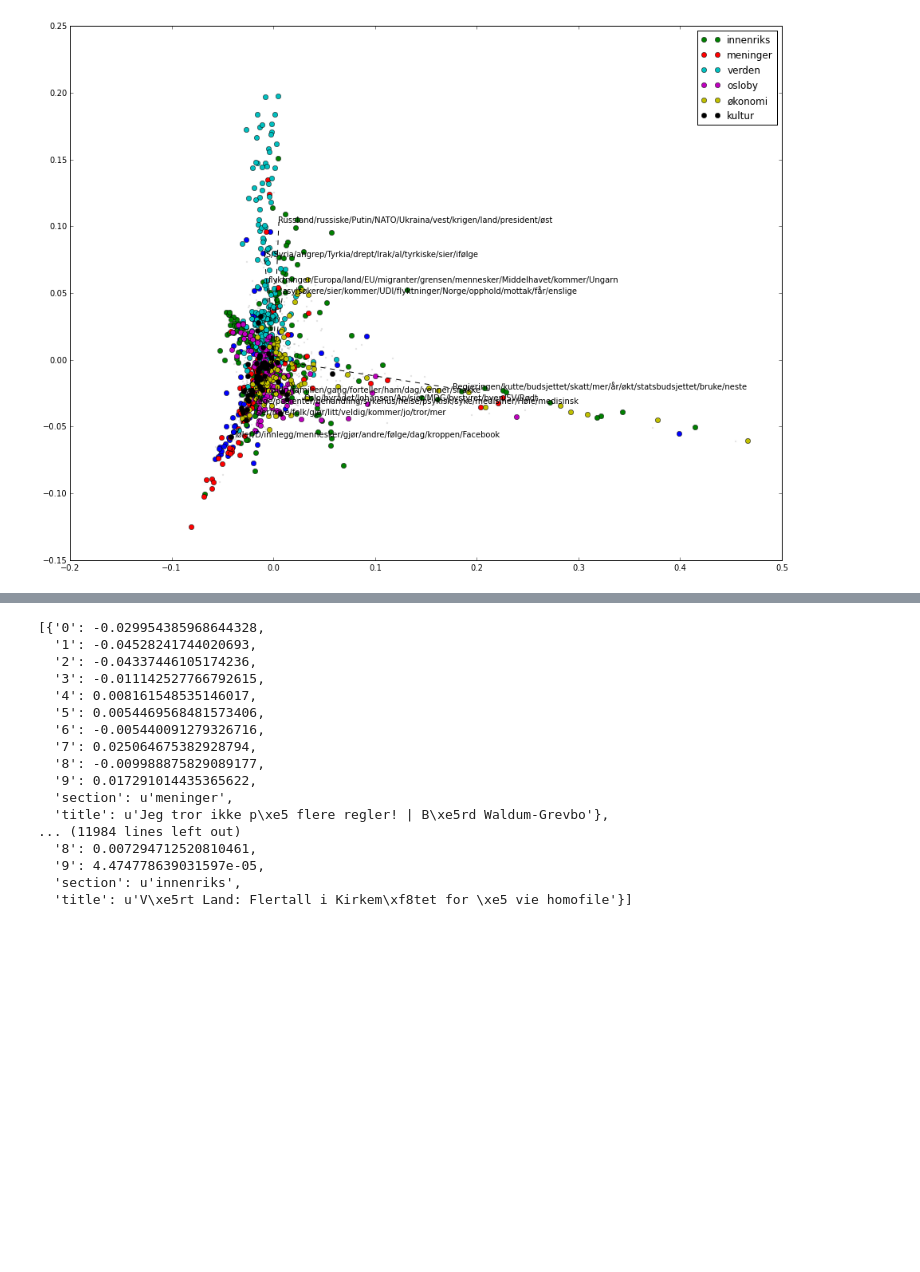
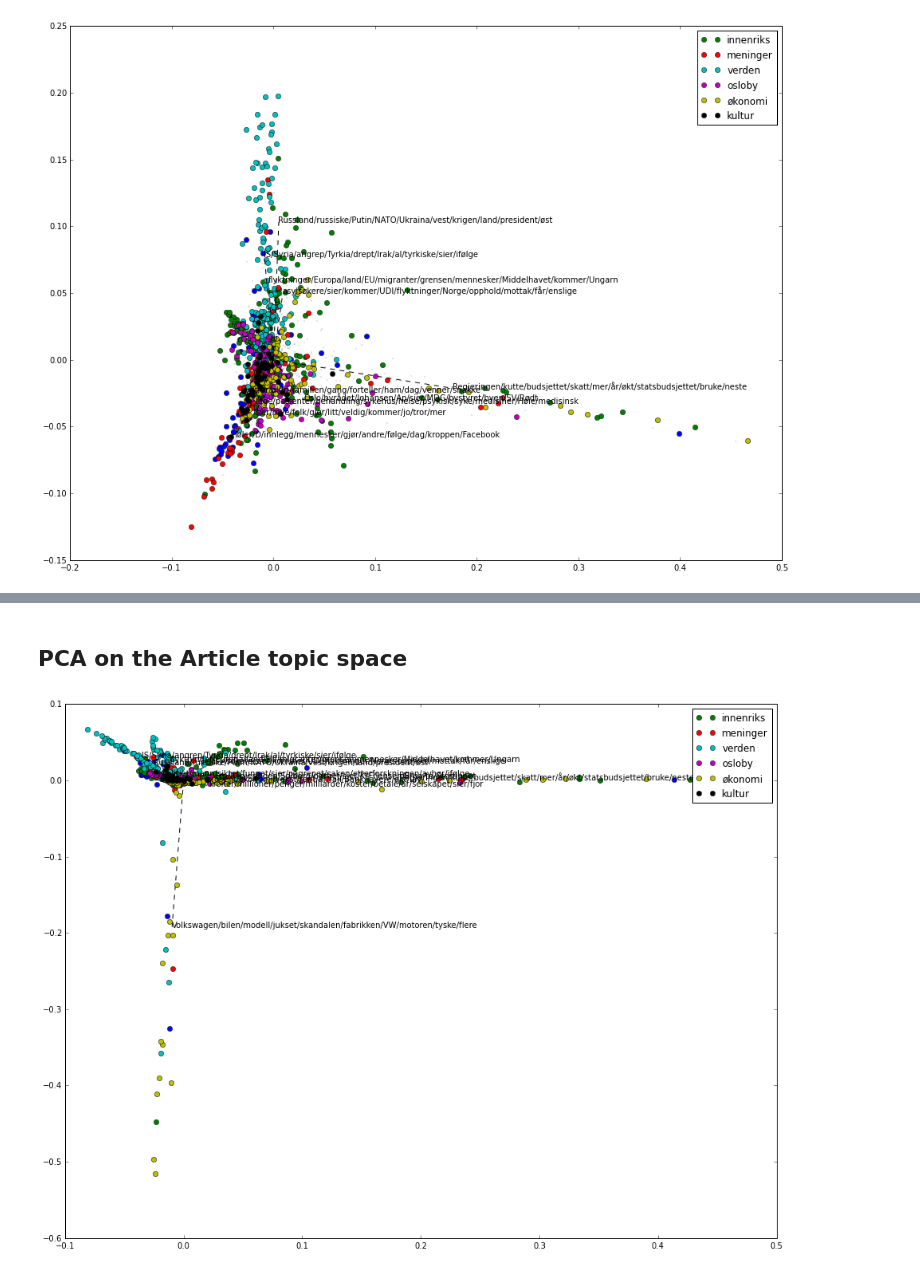
Before and after one commit to pilipolio/recs, a Jupyter notebook: notebooks/201511_UserAndTopics.ipynb, the cells around one changed output, grey strips where cells are left out. Saved outputs shown, nothing was run; the diff lists cells and outputs as text; code cells hidden in the pictures; blank space fills up the shorter version.

Commit message:
Article topics d3

```diff
--- a/notebooks/201511_UserAndTopics.ipynb
+++ b/notebooks/201511_UserAndTopics.ipynb
@@ -347,20 +336,54 @@ mpld3.display(fig)
-# %%
-articles_pca_df.rename(columns={i: str(i) for i in range(100)}).to_dict(orient='record')
-# %% [output]
-[{'0': -0.029954385968644328,
-  '1': -0.04528241744020693,
-  '2': -0.04337446105174236,
-  '3': -0.011142527766792615,
-  '4': 0.008161548535146017,
-  '5': 0.0054469568481573406,
-  '6': -0.005440091279326716,
-  '7': 0.025064675382928794,
-  '8': -0.009988875829089177,
-  '9': 0.017291014435365622,
-  'section': u'meninger',
-  'title': u'Jeg tror ikke p\xe5 flere regler! | B\xe5rd Waldum-Grevbo'},
-... (11984 lines left out)
-  '8': 0.007294712520810461,
-  '9': 4.474778639031597e-05,
-  'section': u'innenriks',
-  'title': u'V\xe5rt Land: Flertall i Kirkem\xf8tet for \xe5 vie homofile'}]
+# %% [markdown]
+## PCA on the Article topic space
+# %%
+import numpy as np
+from sklearn.decomposition import PCA
+
+from matplotlib import pyplot as plt
+%matplotlib inline
+
+fig = plt.figure(figsize=(16, 12))
+
+# articles
+top = 1000
+article_counts = user_events_with_topics.groupby('item').size().sort_values(ascending=False)
+top_articles = article_counts.iloc[:top].index
+pca = PCA(n_components=10)
+pca.fit(article_topic_weights.ix[top_articles].values)
+
+article_pcaed = pd.DataFrame(
+    data=pca.transform(article_topic_weights.ix[top_articles].values),
+    index=article_topic_weights.ix[top_articles].index)
+
+# topics arrow
+base_topics = article_topic_weights.columns.tolist()
+def topics_to_canonical_array(topics, base_topics=base_topics):
+    return np.array([1 if t in topics else 0 for t in base_topics])
+
+topics_2d = pd.DataFrame(
+    data=np.array([pca.transform(topics_to_canonical_array([topic]))[0] for topic in base_topics]),
+    index=base_topics)
+
+n = 10
+topn_topics = topics_2d.apply(
+    lambda row: np.power(row[0], 2) + np.power(row[1], 2), axis=1).sort_values(ascending=False).iloc[:n]
+
+arrow_length_ratio = .2
+for topic in topn_topics.index:
+    point = topics_2d.loc[topic].values * arrow_length_ratio
+    if len(point.shape) > 1:
+        point = point[0,:]
+    plt.text(point[0], point[1], s=topic)
+    #plt.arrow(0, 0, point[0], point[1], width=0.0001, length_includes_head=True, head_width=0.0025)
+    plt.plot([0, point[0]], [0, point[1]], 'k--')
+
+
+articles_pca_df = article_pcaed.join(article_categories)
+articles_pca_df.section[articles_pca_df.section == ''] == 'misc'
+
+for key, indexes in articles_pca_df.reset_index().groupby('section').groups.items():
+    plt.plot(articles_pca_df.values[indexes, 0], articles_pca_df.values[indexes, 1], 'o', label=key)
+
+plt.legend();
+# %% [output]
+[figure, added]
```
Also changed, not shown: parts of 5 cells of this notebook, 12 other files.
